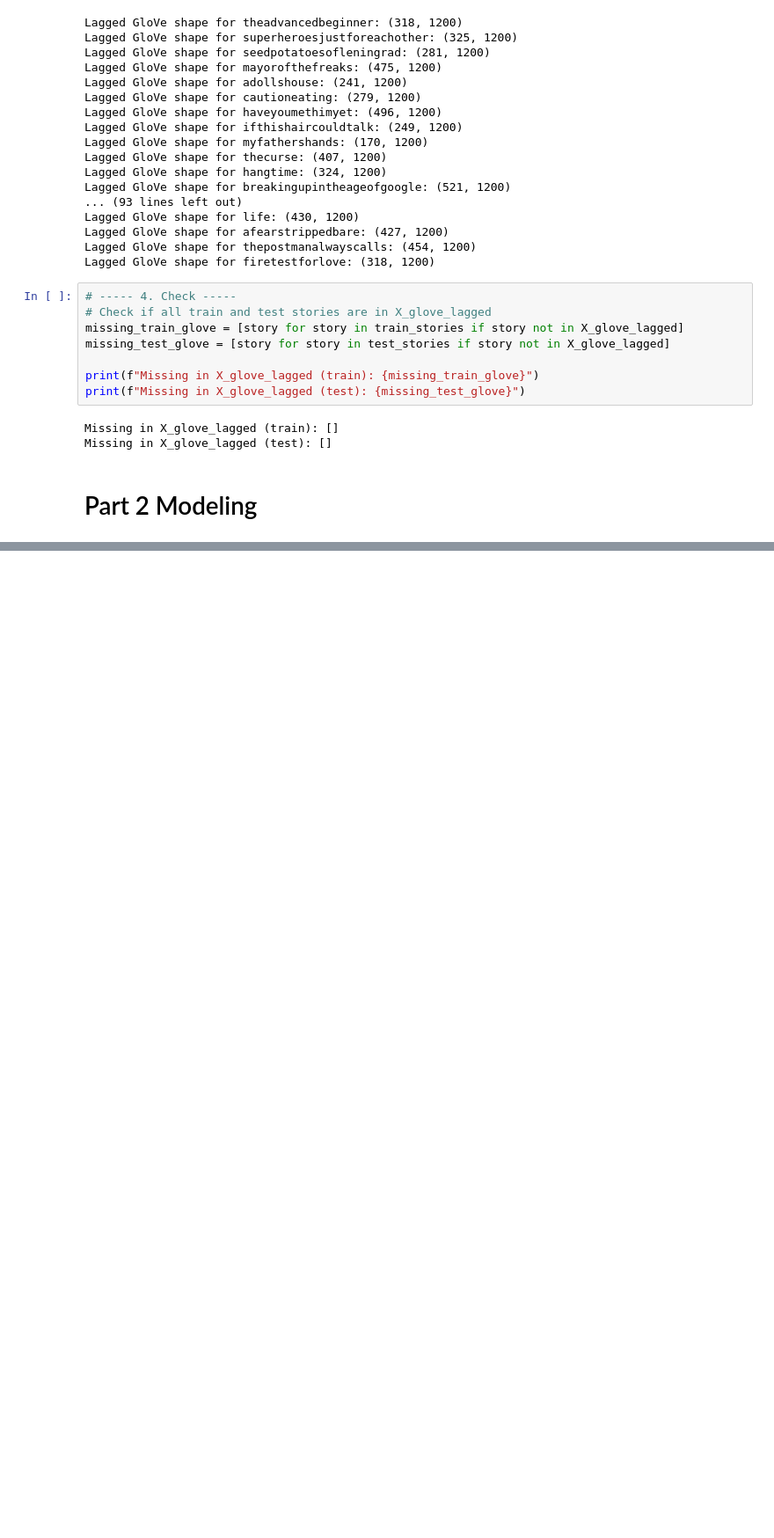
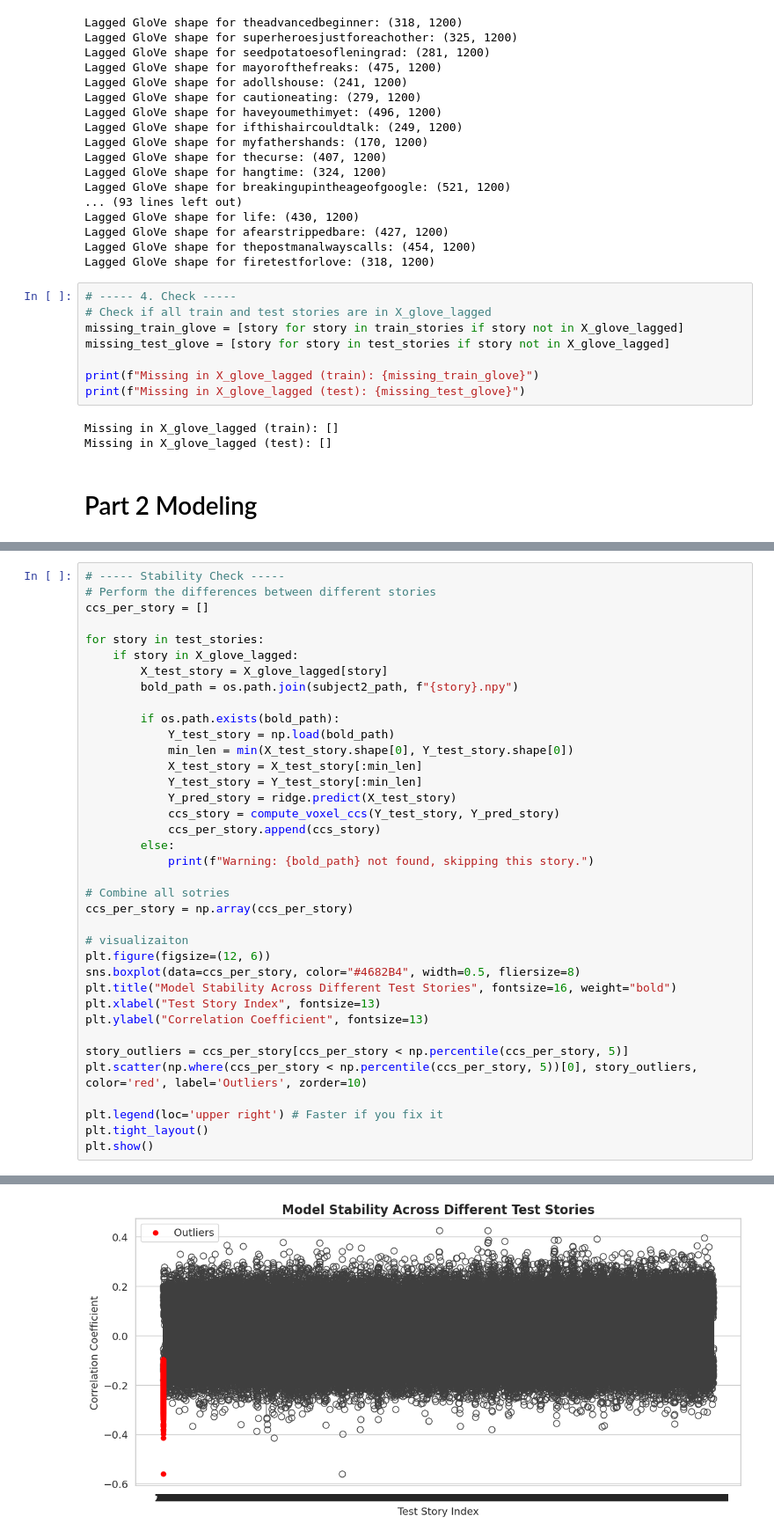
Before and after one commit to lunamk1/lab3-1, a Jupyter notebook: code/GloVe.ipynb, the cells around one changed output, grey strips where cells are left out. Shown at 88% size. Saved outputs shown, nothing was run; the diff lists cells and outputs as text; blank space fills up the shorter version.

```diff
--- a/code/GloVe.ipynb
+++ b/code/GloVe.ipynb
@@ -393,0 +273,38 @@ plt.show()
+# %%
+# ----- Stability Check -----
+# Perform the differences between different stories
+ccs_per_story = []
+
+for story in test_stories:
+    if story in X_glove_lagged:
+        X_test_story = X_glove_lagged[story]
+        bold_path = os.path.join(subject2_path, f"{story}.npy")
+
+        if os.path.exists(bold_path):
+            Y_test_story = np.load(bold_path)
+            min_len = min(X_test_story.shape[0], Y_test_story.shape[0])
+            X_test_story = X_test_story[:min_len]
+            Y_test_story = Y_test_story[:min_len]
+            Y_pred_story = ridge.predict(X_test_story)
+            ccs_story = compute_voxel_ccs(Y_test_story, Y_pred_story)
+            ccs_per_story.append(ccs_story)
+        else:
+            print(f"Warning: {bold_path} not found, skipping this story.")
+
+# Combine all sotries
+ccs_per_story = np.array(ccs_per_story)
+
+# visualizaiton
+plt.figure(figsize=(12, 6))
+sns.boxplot(data=ccs_per_story, color="#4682B4", width=0.5, fliersize=8)
+plt.title("Model Stability Across Different Test Stories", fontsize=16, weight="bold")
+plt.xlabel("Test Story Index", fontsize=13)
+plt.ylabel("Correlation Coefficient", fontsize=13)
+
+story_outliers = ccs_per_story[ccs_per_story < np.percentile(ccs_per_story, 5)]
+plt.scatter(np.where(ccs_per_story < np.percentile(ccs_per_story, 5))[0], story_outliers, color='red', label='Outliers', zorder=10)
+
+plt.legend(loc='upper right') # Faster if you fix it
+plt.tight_layout()
+plt.show()
+# %% [output]
@@ -393,0 +314 @@ plt.show()
+[figure, added]
```
Also changed, not shown: parts of 11 cells of this notebook.
